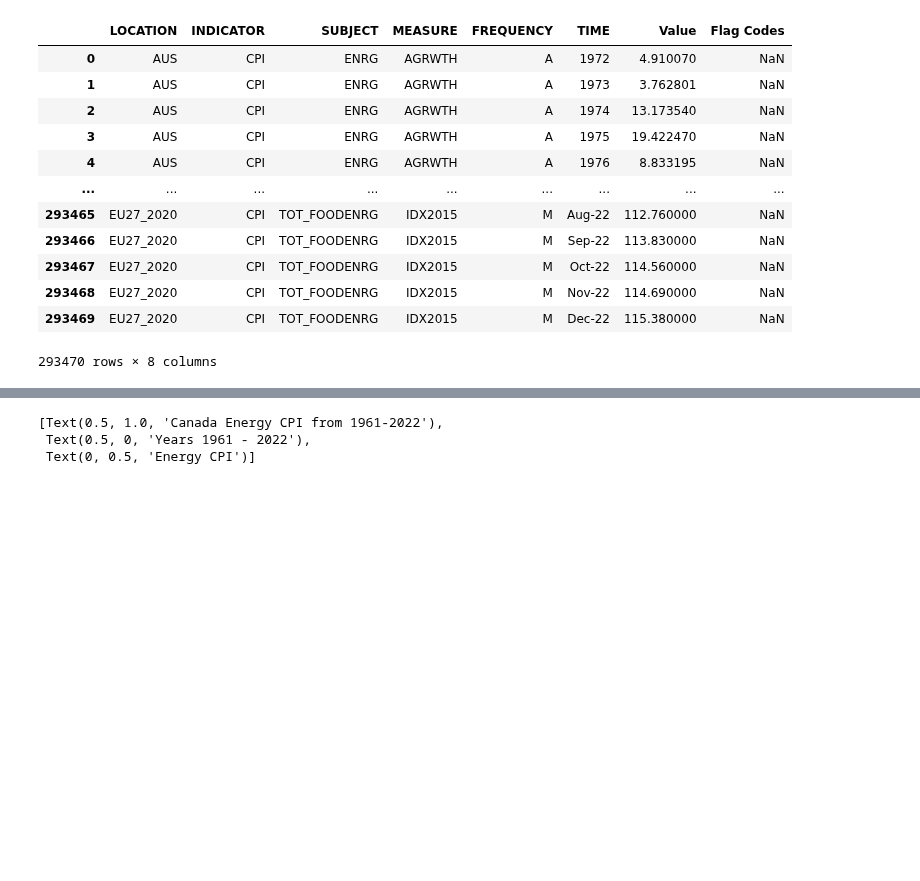
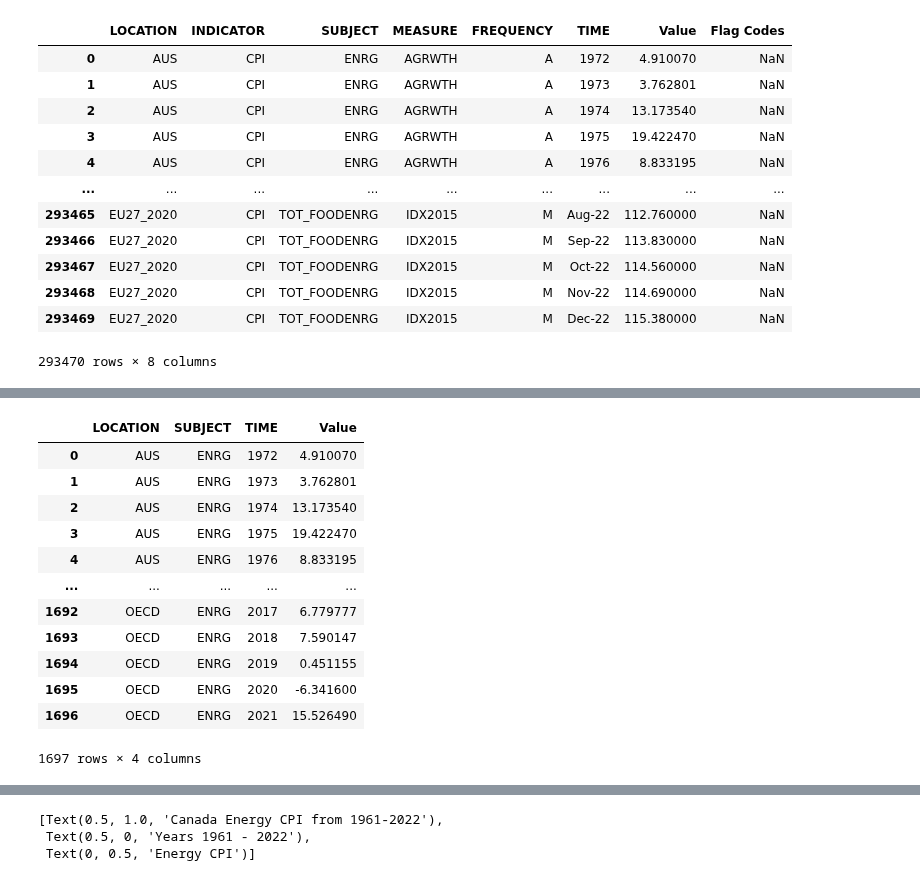
Before and after one commit to ubco-W2022T2-data301/project-group-group19, a Jupyter notebook: analysis/analysis1.ipynb, the cells around one changed output, grey strips where cells are left out. Saved outputs shown, nothing was run; the diff lists cells and outputs as text; code cells hidden in the pictures; blank space fills up the shorter version.

```diff
--- a/analysis/analysis1.ipynb
+++ b/analysis/analysis1.ipynb
@@ -65,10 +78,23 @@ dfclean=load_clean(path)
 # %%
-def load_ENRG(path):
-    df = pd.read_csv('./../data/raw/Inflationdataset.csv')
+def load_ENRG(df):
     dfenergy=df.drop(columns=["Flag Codes", "FREQUENCY","INDICATOR", "MEASURE"]).drop(df.index[6075:293470]).loc[df['SUBJECT'] == "ENRG"].reset_index(drop=True)
     df_time_int=pd.to_numeric(dfenergy["TIME"])
     dfenergy["TIME"]=df_time_int
     return dfenergy
-path ='./../data/raw/Inflationdataset.csv'
-dfenergy=load_ENRG(path)
+dfenergy=load_ENRG(df)
+dfenergy
+# %% [output]
+|  | LOCATION | SUBJECT | TIME | Value |
+| 0 | AUS | ENRG | 1972 | 4.910070 |
+| 1 | AUS | ENRG | 1973 | 3.762801 |
+| 2 | AUS | ENRG | 1974 | 13.173540 |
+| 3 | AUS | ENRG | 1975 | 19.422470 |
+| 4 | AUS | ENRG | 1976 | 8.833195 |
+| ... | ... | ... | ... | ... |
+| 1692 | OECD | ENRG | 2017 | 6.779777 |
+| 1693 | OECD | ENRG | 2018 | 7.590147 |
+| 1694 | OECD | ENRG | 2019 | 0.451155 |
+| 1695 | OECD | ENRG | 2020 | -6.341600 |
+| 1696 | OECD | ENRG | 2021 | 15.526490 |
+1697 rows × 4 columns
 # %%
```
Also changed, not shown: parts of 3 cells of this notebook.
